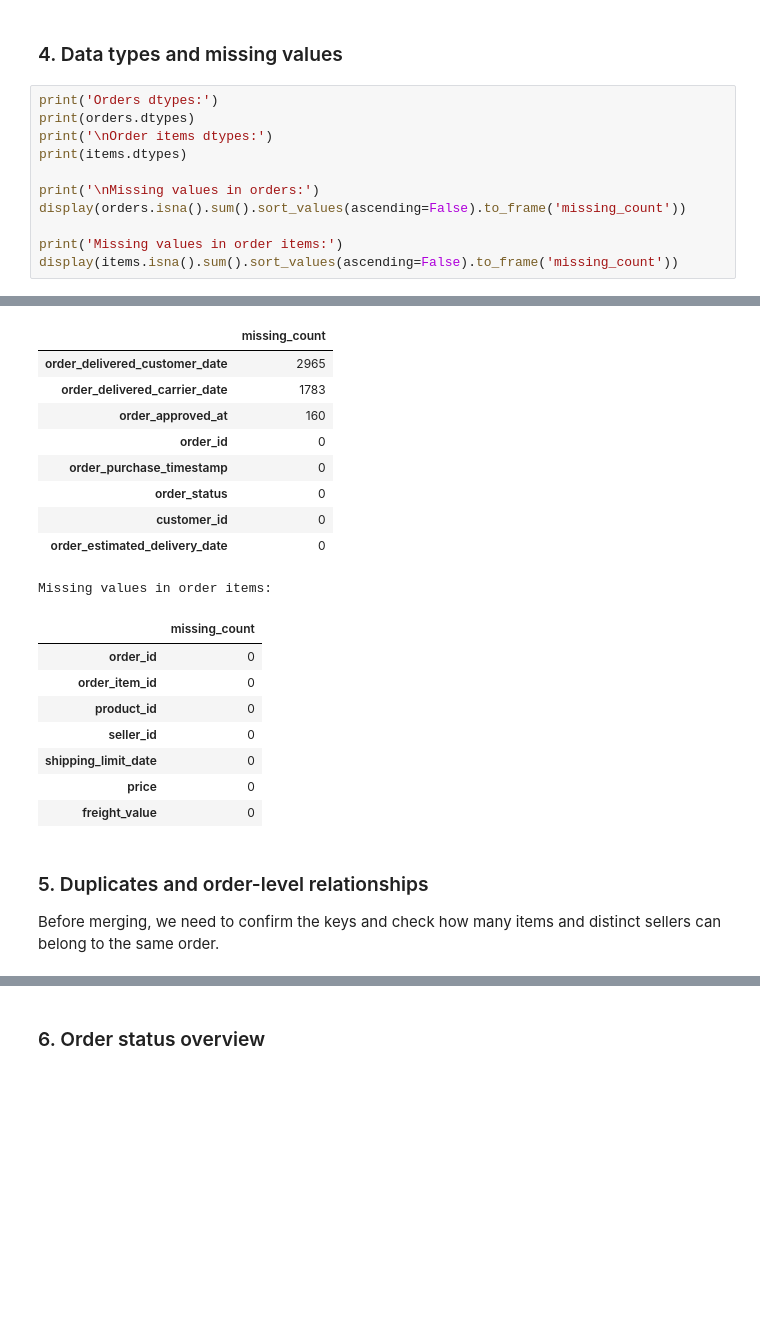
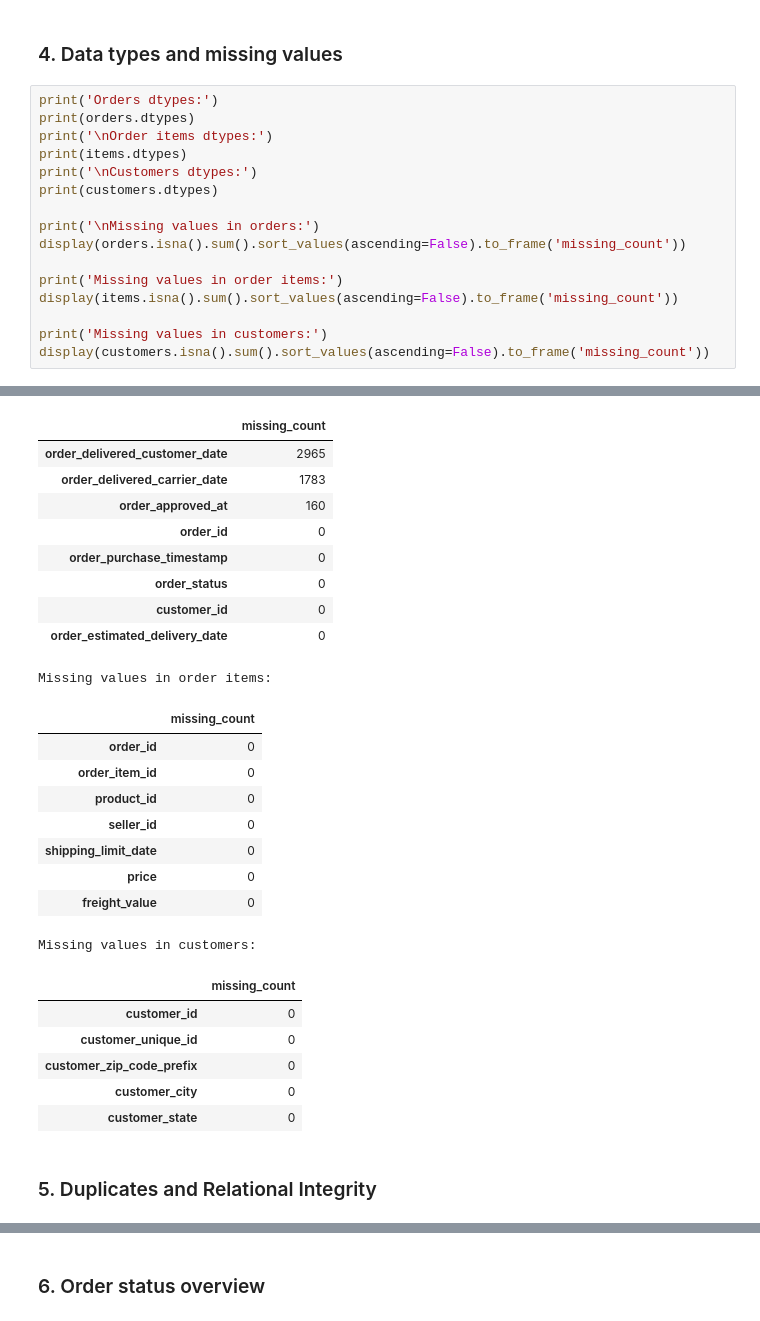
Before and after one commit to ZGXJason/CIS5450_FINAL_PROJECT, a Jupyter notebook: notebooks/01_data_cleaning.ipynb, the cells around one changed output, grey strips where cells are left out. Saved outputs shown, nothing was run; the diff lists cells and outputs as text; blank space fills up the shorter version.

```diff
--- a/notebooks/01_data_cleaning.ipynb
+++ b/notebooks/01_data_cleaning.ipynb
@@ -72,12 +88,17 @@ print('Orders dtypes:')
 print(orders.dtypes)
 print('\nOrder items dtypes:')
 print(items.dtypes)
+print('\nCustomers dtypes:')
+print(customers.dtypes)
 
 print('\nMissing values in orders:')
 display(orders.isna().sum().sort_values(ascending=False).to_frame('missing_count'))
 
 print('Missing values in order items:')
 display(items.isna().sum().sort_values(ascending=False).to_frame('missing_count'))
+
+print('Missing values in customers:')
+display(customers.isna().sum().sort_values(ascending=False).to_frame('missing_count'))
 # %% [output]
 Orders dtypes:
 order_id                         object
@@ -96,25 +117,30 @@ freight_value          float64
 dtype: object
 
 Missing values in orders:
 |  | missing_count |
 | order_delivered_customer_date | 2965 |
 | order_delivered_carrier_date | 1783 |
 | order_approved_at | 160 |
 | order_id | 0 |
 | order_purchase_timestamp | 0 |
 | order_status | 0 |
 | customer_id | 0 |
 | order_estimated_delivery_date | 0 |
 Missing values in order items:
 |  | missing_count |
 | order_id | 0 |
 | order_item_id | 0 |
 | product_id | 0 |
 | seller_id | 0 |
 | shipping_limit_date | 0 |
 | price | 0 |
 | freight_value | 0 |
+Missing values in customers:
+|  | missing_count |
+| customer_id | 0 |
+| customer_unique_id | 0 |
+| customer_zip_code_prefix | 0 |
+| customer_city | 0 |
+| customer_state | 0 |
 # %% [markdown]
-### 5. Duplicates and order-level relationships
-
-Before merging, we need to confirm the keys and check how many items and distinct sellers can belong to the same order.
+### 5. Duplicates and Relational Integrity
```
Also changed, not shown: parts of 35 cells of this notebook, 2 other files.
